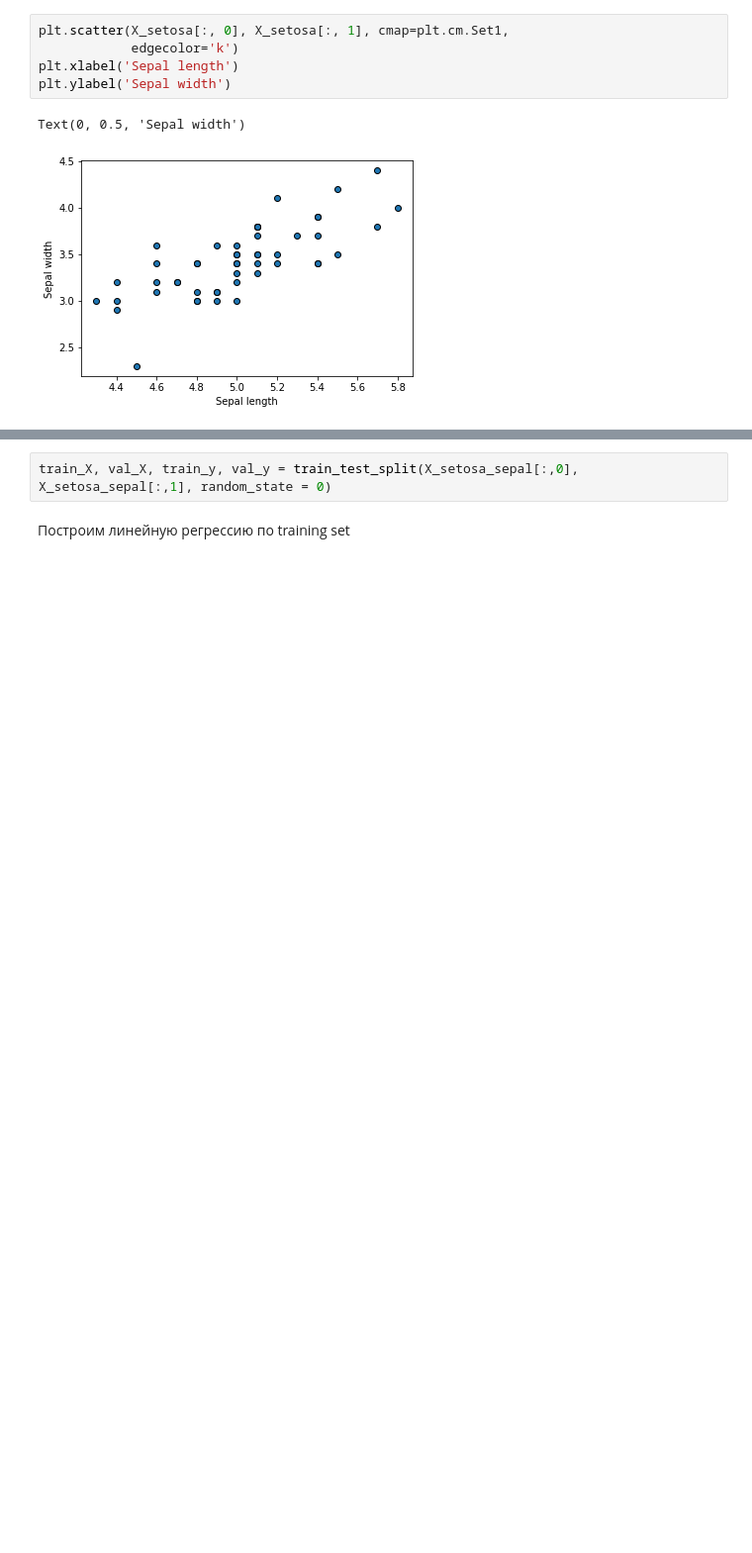
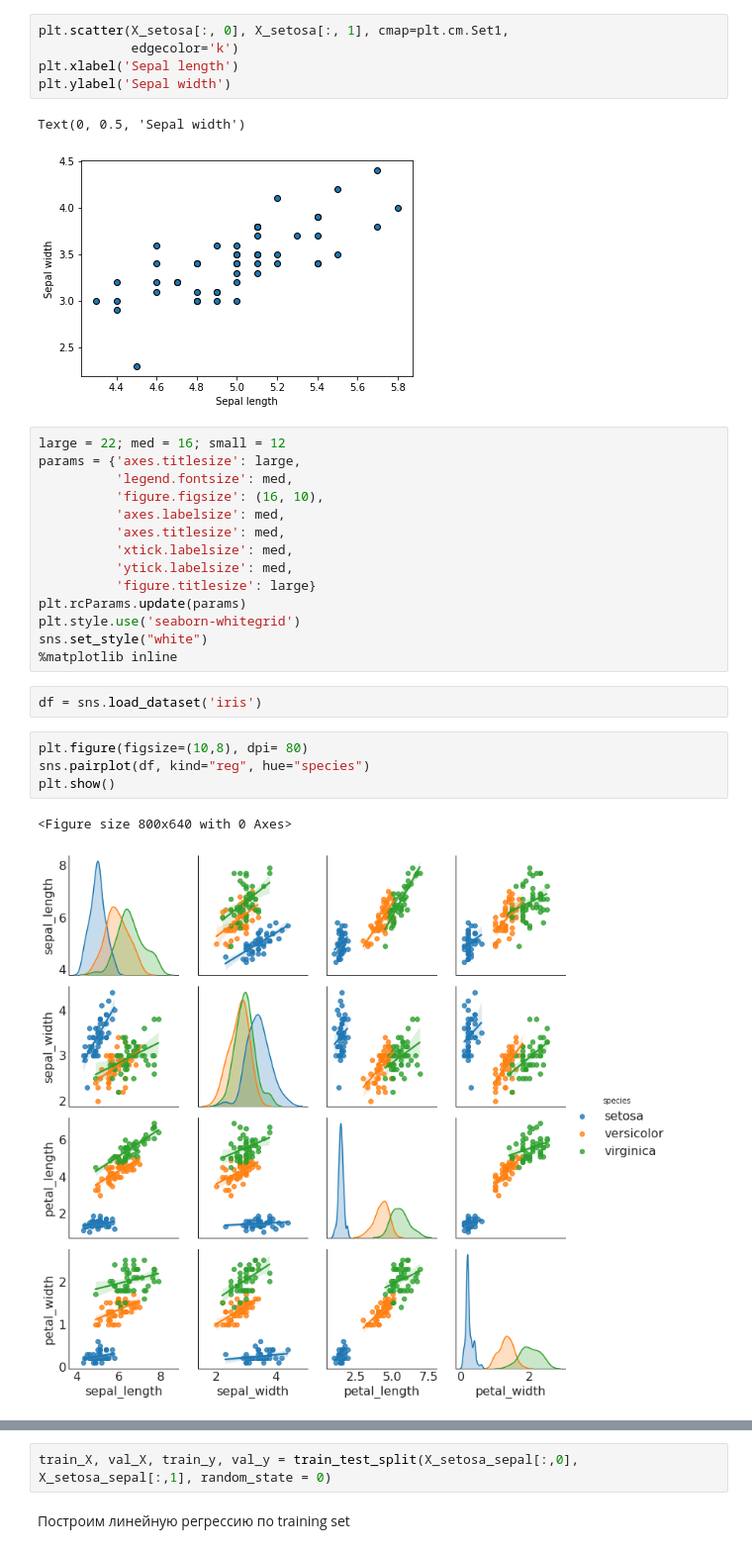
Before and after one commit to Pilot93/innopolis_hw, a Jupyter notebook: hw5_KNN_linear/Hw5.ipynb, the cells around one changed output, grey strips where cells are left out. Shown: that part at 99% size. Saved outputs shown, nothing was run; the diff lists cells and outputs as text; blank space fills up the shorter version.

```diff
--- a/hw5_KNN_linear/Hw5.ipynb
+++ b/hw5_KNN_linear/Hw5.ipynb
@@ -300,4 +301,27 @@ plt.ylabel('Sepal width')
 # %% [output]
 Text(0, 0.5, 'Sepal width')
 [figure]
+# %%
+large = 22; med = 16; small = 12
+params = {'axes.titlesize': large,
+          'legend.fontsize': med,
+          'figure.figsize': (16, 10),
+          'axes.labelsize': med,
+          'axes.titlesize': med,
+          'xtick.labelsize': med,
+          'ytick.labelsize': med,
+          'figure.titlesize': large}
+plt.rcParams.update(params)
+plt.style.use('seaborn-whitegrid')
+sns.set_style("white")
+%matplotlib inline
+# %%
+df = sns.load_dataset('iris')
+# %%
+plt.figure(figsize=(10,8), dpi= 80)
+sns.pairplot(df, kind="reg", hue="species")
+plt.show()
+# %% [output]
+<Figure size 800x640 with 0 Axes>
+[figure, added]
 # %% [markdown]
```
Also changed, not shown: parts of 3 cells of this notebook.
